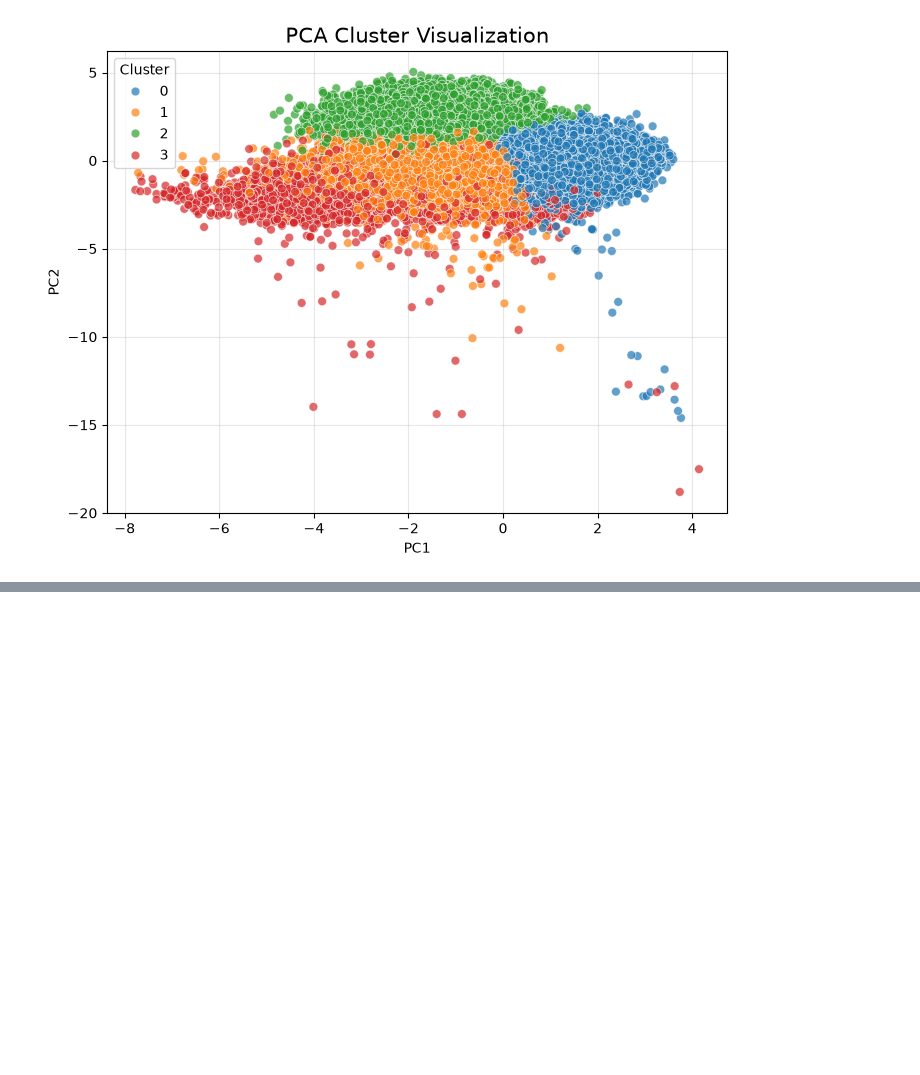
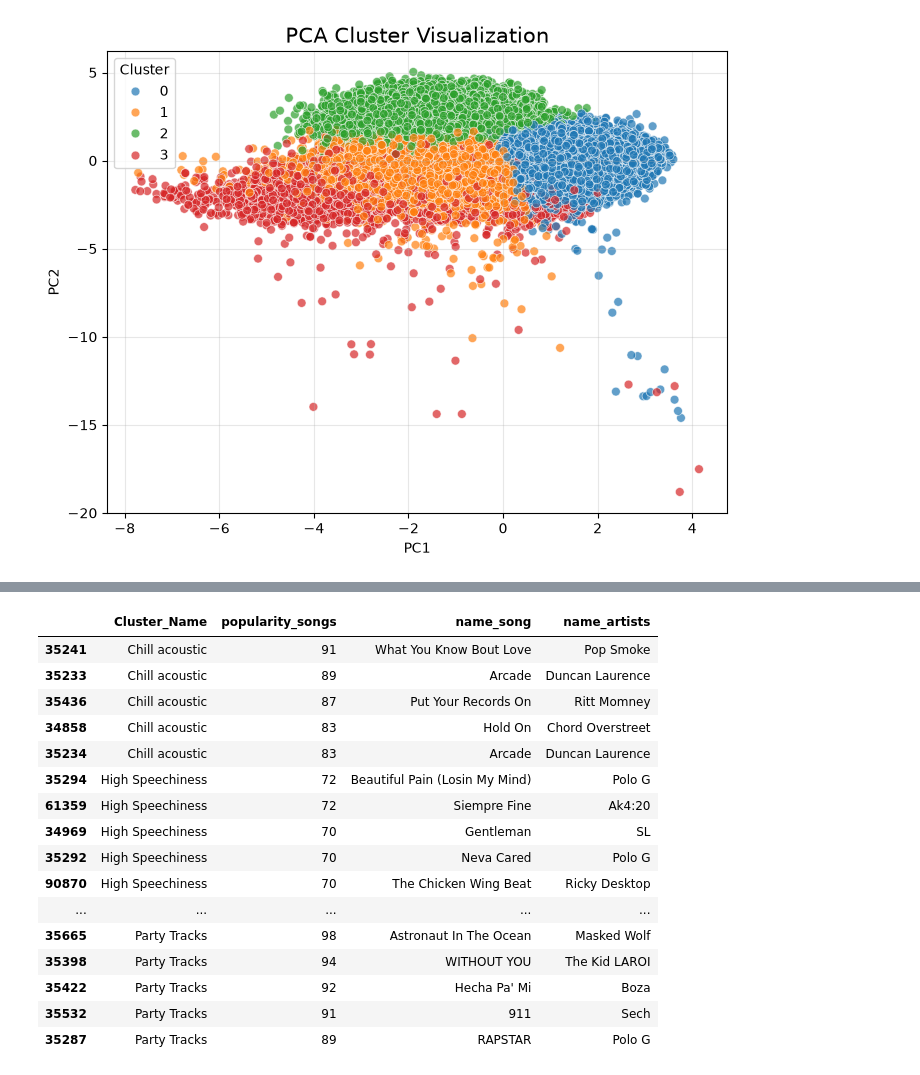
Before and after one commit to VignaPrasanna/Amazon-Music-Clustering, a Jupyter notebook: music_cluster.ipynb, the cells around one changed output, grey strips where cells are left out. Cells and saved outputs as stored; diff of their text form; code cells hidden in the pictures; blank space fills up the shorter version.

```diff
--- a/music_cluster.ipynb
+++ b/music_cluster.ipynb
@@ -256,0 +344,32 @@ plt.show()
+# %%
+# Group by your assigned cluster names and find the top 5 most popular songs in each
+top_tracks_per_cluster = (
+    df_og.sort_values(
+        by=["Cluster_Name", "popularity_songs"], ascending=[True, False]
+    )
+    .groupby("Cluster_Name")
+    .head(5)
+)
+
+# Display the clean table
+top_tracks_per_cluster[
+    ["Cluster_Name", "popularity_songs", "name_song", "name_artists"]
+]
+# %% [output]
+|  | Cluster_Name | popularity_songs | name_song | name_artists |
+| 35241 | Chill acoustic | 91 | What You Know Bout Love | Pop Smoke |
+| 35233 | Chill acoustic | 89 | Arcade | Duncan Laurence |
+| 35436 | Chill acoustic | 87 | Put Your Records On | Ritt Momney |
+| 34858 | Chill acoustic | 83 | Hold On | Chord Overstreet |
+| 35234 | Chill acoustic | 83 | Arcade | Duncan Laurence |
+| 35294 | High Speechiness | 72 | Beautiful Pain (Losin My Mind) | Polo G |
+| 61359 | High Speechiness | 72 | Siempre Fine | Ak4:20 |
+| 34969 | High Speechiness | 70 | Gentleman | SL |
+| 35292 | High Speechiness | 70 | Neva Cared | Polo G |
+| 90870 | High Speechiness | 70 | The Chicken Wing Beat | Ricky Desktop |
+| ... | ... | ... | ... | ... |
+| 35665 | Party Tracks | 98 | Astronaut In The Ocean | Masked Wolf |
+| 35398 | Party Tracks | 94 | WITHOUT YOU | The Kid LAROI |
+| 35422 | Party Tracks | 92 | Hecha Pa' Mi | Boza |
+| 35532 | Party Tracks | 91 | 911 | Sech |
+| 35287 | Party Tracks | 89 | RAPSTAR | Polo G |
```
Also changed, not shown: parts of 10 cells of this notebook.
